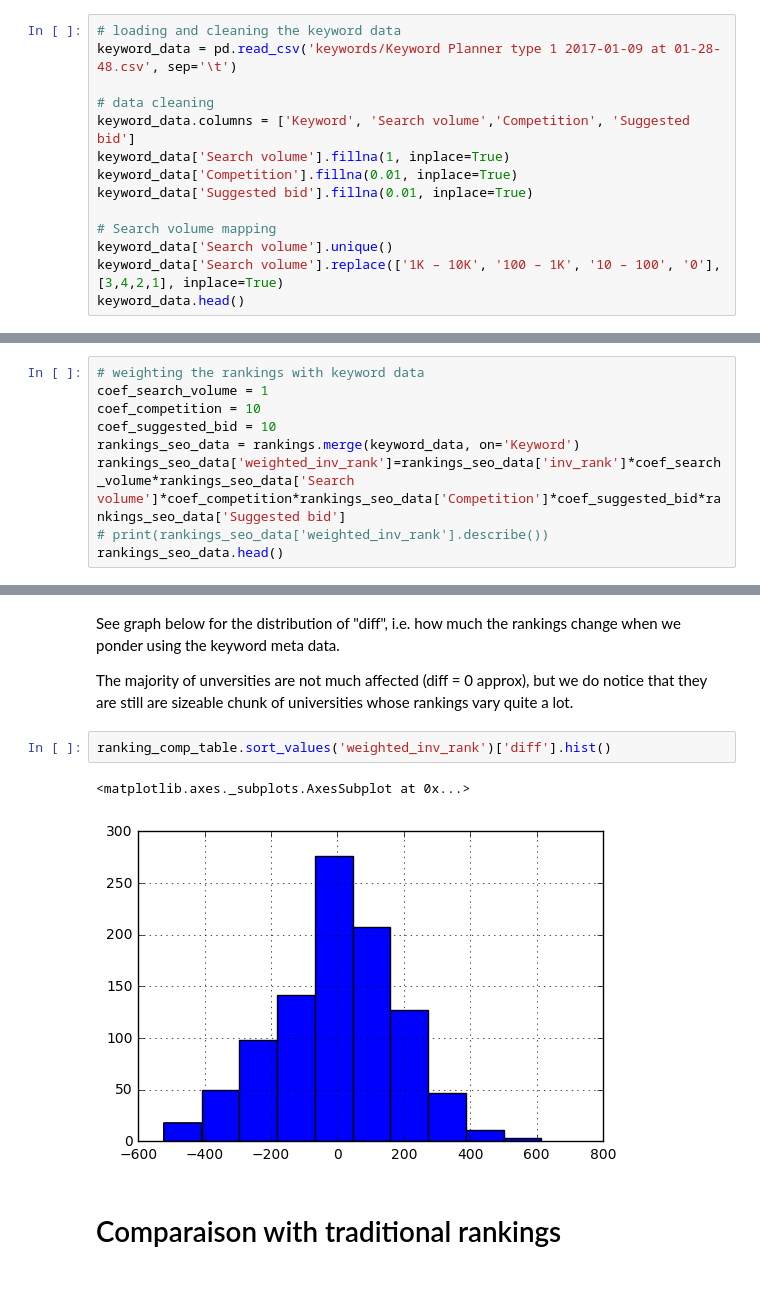
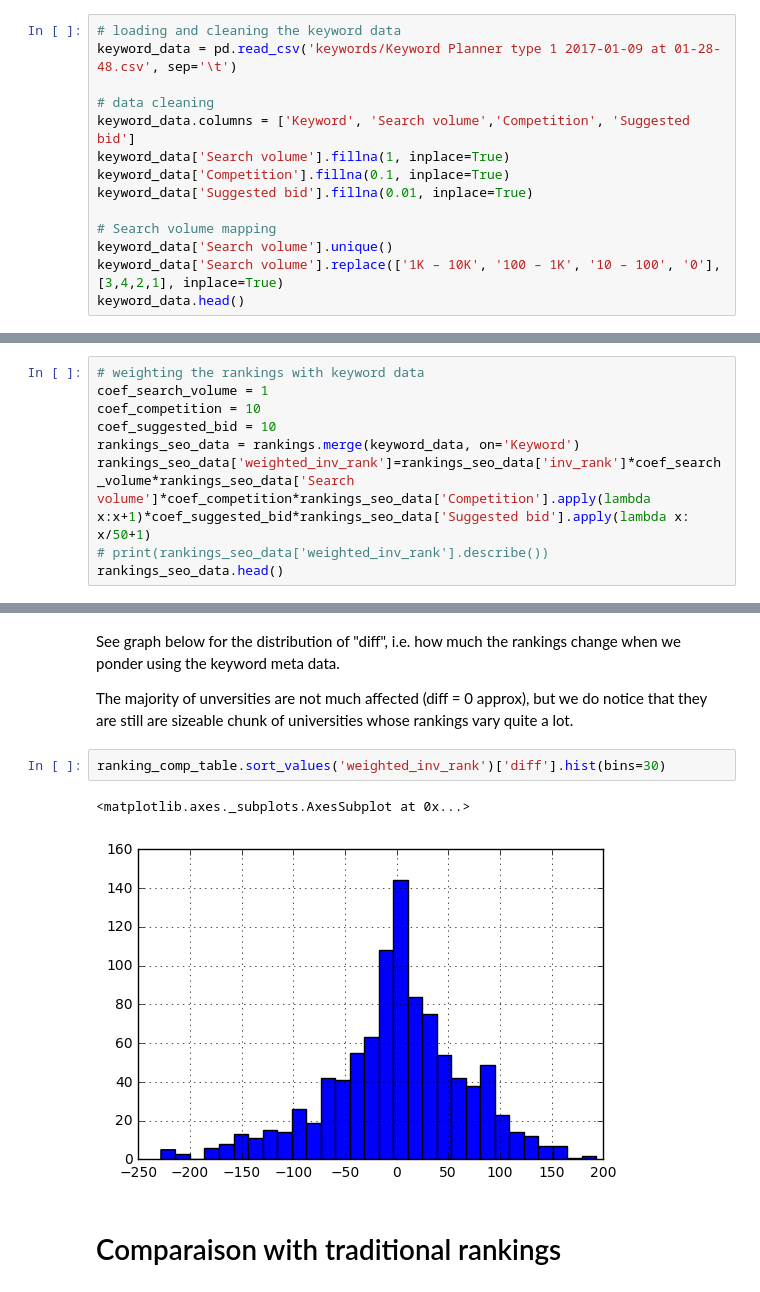
Before and after one commit to fearnleymartin/world-university-rankings, a Jupyter notebook: alternative_university_ranking_project.ipynb, the cells around one changed output, grey strips where cells are left out. Saved outputs shown, nothing was run; the diff lists cells and outputs as text.

Commit message:
normalisation of keyword metadata (competition and suggested bid)

```diff
--- a/alternative_university_ranking_project.ipynb
+++ b/alternative_university_ranking_project.ipynb
@@ -183,7 +183,7 @@ keyword_data = pd.read_csv('keywords/Keyword Planner type 1 2017-01-09 at 01-28-
 # data cleaning
 keyword_data.columns = ['Keyword', 'Search volume','Competition', 'Suggested bid']
 keyword_data['Search volume'].fillna(1, inplace=True)
-keyword_data['Competition'].fillna(0.01, inplace=True)
+keyword_data['Competition'].fillna(0.1, inplace=True)
 keyword_data['Suggested bid'].fillna(0.01, inplace=True)
 
 # Search volume mapping
@@ -223,7 +231,7 @@ coef_search_volume = 1
 coef_competition = 10
 coef_suggested_bid = 10
 rankings_seo_data = rankings.merge(keyword_data, on='Keyword')
-rankings_seo_data['weighted_inv_rank']=rankings_seo_data['inv_rank']*coef_search_volume*rankings_seo_data['Search volume']*coef_competition*rankings_seo_data['Competition']*coef_suggested_bid*rankings_seo_data['Suggested bid']
+rankings_seo_data['weighted_inv_rank']=rankings_seo_data['inv_rank']*coef_search_volume*rankings_seo_data['Search volume']*coef_competition*rankings_seo_data['Competition'].apply(lambda x:x+1)*coef_suggested_bid*rankings_seo_data['Suggested bid'].apply(lambda x: x/50+1)
 # print(rankings_seo_data['weighted_inv_rank'].describe())
 rankings_seo_data.head()
 # %% [output]
@@ -302,10 +309,10 @@ See graph below for the distribution of "diff", i.e. how much the rankings chang
 
 The majority of unversities are not much affected (diff = 0 approx), but we do notice that they are still are sizeable chunk of universities whose rankings vary quite a lot.
 # %%
-ranking_comp_table.sort_values('weighted_inv_rank')['diff'].hist()
+ranking_comp_table.sort_values('weighted_inv_rank')['diff'].hist(bins=30)
 # %% [output]
 <matplotlib.axes._subplots.AxesSubplot at 0x...>
-[figure, old version]
+[figure, new version]
 # %% [markdown]
 # Comparaison with traditional rankings
 # %% [markdown]
```
Also changed, not shown: parts of 8 cells of this notebook, 3 other files.
